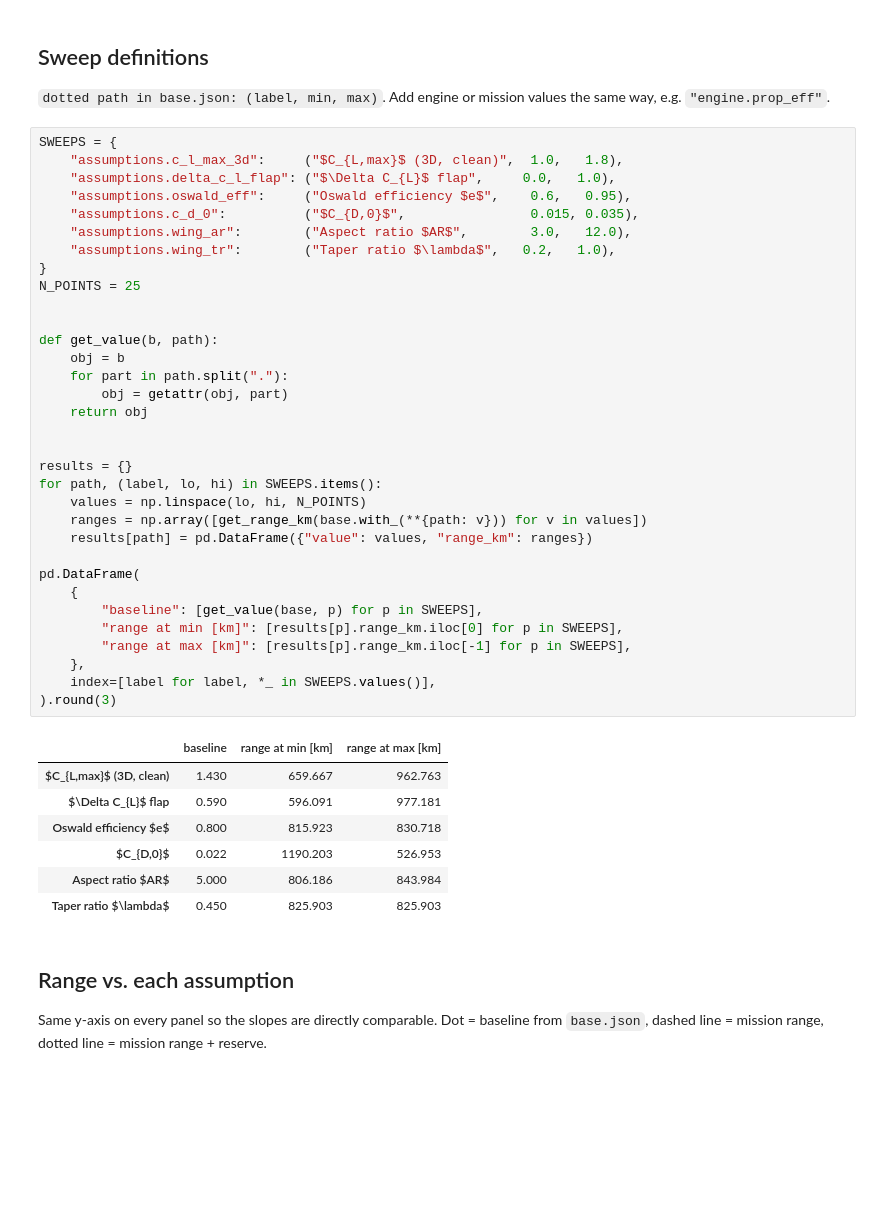
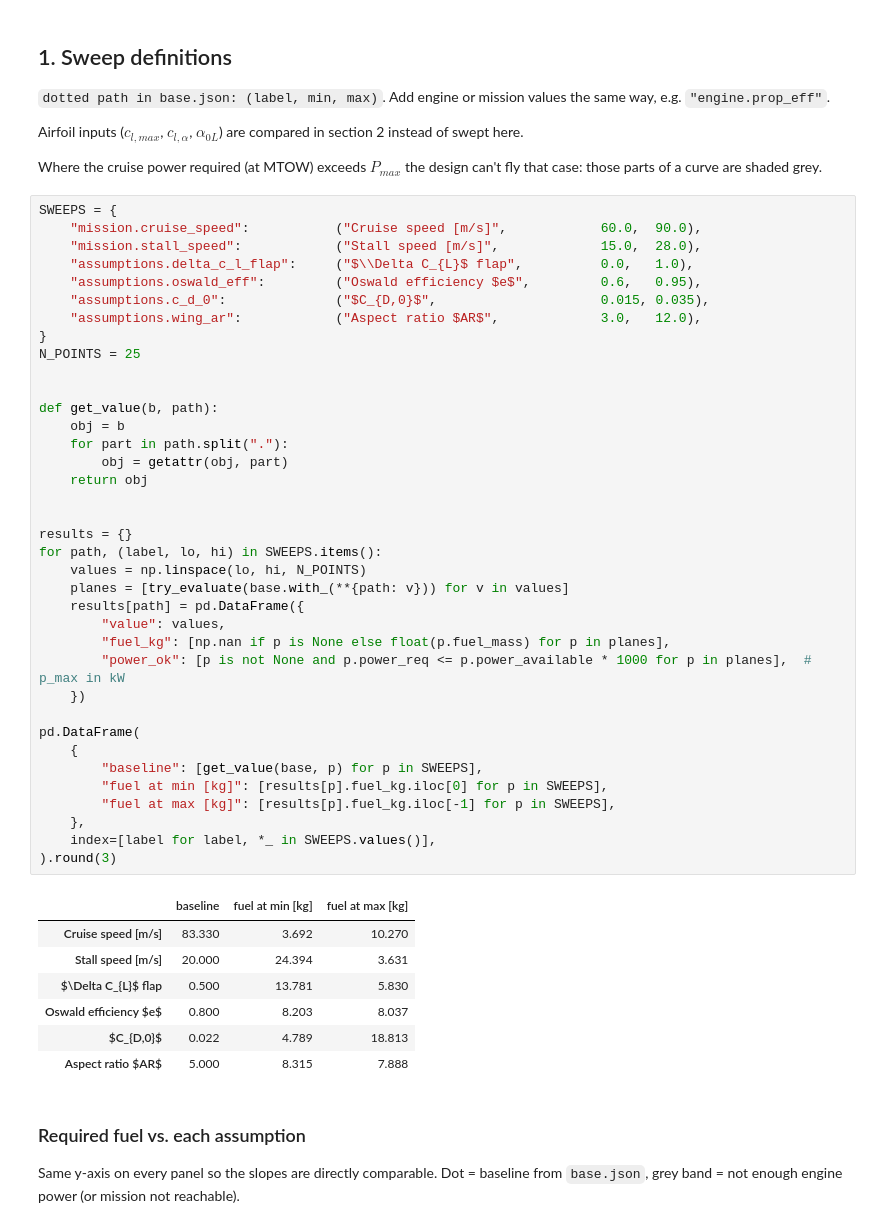
Before and after one commit to rouvenspaar/ardea-sizer, a Jupyter notebook: sensitivity_analysis.ipynb, the cells around one changed output. Drawn from its saved outputs; the diff is of its cells as text; blank space fills up the shorter version.

```diff
--- a/sensitivity_analysis.ipynb
+++ b/sensitivity_analysis.ipynb
@@ -28,50 +57,58 @@ Fuel mass: 5.00 kg   baseline range: 825.9 km
 # %% [markdown]
-## Sweep definitions
+## 1. Sweep definitions
 
 `dotted path in base.json: (label, min, max)`. Add engine or mission values the same way, e.g. `"engine.prop_eff"`.
+
+Airfoil inputs ($c_{l,max}$, $c_{l,\alpha}$, $\alpha_{0L}$) are compared in section 2 instead of swept here.
+
+Where the cruise power required (at MTOW) exceeds $P_{max}$ the design can't fly that case: those parts of a curve are shaded grey.
 # %%
 SWEEPS = {
-    "assumptions.c_l_max_3d":     ("$C_{L,max}$ (3D, clean)",  1.0,   1.8),
-    "assumptions.delta_c_l_flap": ("$\Delta C_{L}$ flap",     0.0,   1.0),
-    "assumptions.oswald_eff":     ("Oswald efficiency $e$",    0.6,   0.95),
-    "assumptions.c_d_0":          ("$C_{D,0}$",                0.015, 0.035),
-    "assumptions.wing_ar":        ("Aspect ratio $AR$",        3.0,   12.0),
-    "assumptions.wing_tr":        ("Taper ratio $\lambda$",   0.2,   1.0),
+    "mission.cruise_speed":           ("Cruise speed [m/s]",            60.0,  90.0),
+    "mission.stall_speed":            ("Stall speed [m/s]",             15.0,  28.0),
+    "assumptions.delta_c_l_flap":     ("$\\Delta C_{L}$ flap",          0.0,   1.0),
+    "assumptions.oswald_eff":         ("Oswald efficiency $e$",         0.6,   0.95),
+    "assumptions.c_d_0":              ("$C_{D,0}$",                     0.015, 0.035),
+    "assumptions.wing_ar":            ("Aspect ratio $AR$",             3.0,   12.0),
 }
 N_POINTS = 25
 
 
 def get_value(b, path):
     obj = b
     for part in path.split("."):
         obj = getattr(obj, part)
     return obj
 
 
 results = {}
 for path, (label, lo, hi) in SWEEPS.items():
     values = np.linspace(lo, hi, N_POINTS)
-    ranges = np.array([get_range_km(base.with_(**{path: v})) for v in values])
-    results[path] = pd.DataFrame({"value": values, "range_km": ranges})
+    planes = [try_evaluate(base.with_(**{path: v})) for v in values]
+    results[path] = pd.DataFrame({
+        "value": values,
+        "fuel_kg": [np.nan if p is None else float(p.fuel_mass) for p in planes],
+        "power_ok": [p is not None and p.power_req <= p.power_available * 1000 for p in planes],  # p_max in kW
+    })
 
 pd.DataFrame(
     {
         "baseline": [get_value(base, p) for p in SWEEPS],
-        "range at min [km]": [results[p].range_km.iloc[0] for p in SWEEPS],
-        "range at max [km]": [results[p].range_km.iloc[-1] for p in SWEEPS],
+        "fuel at min [kg]": [results[p].fuel_kg.iloc[0] for p in SWEEPS],
+        "fuel at max [kg]": [results[p].fuel_kg.iloc[-1] for p in SWEEPS],
     },
     index=[label for label, *_ in SWEEPS.values()],
 ).round(3)
 # %% [output]
-|  | baseline | range at min [km] | range at max [km] |
-| $C_{L,max}$ (3D, clean) | 1.430 | 659.667 | 962.763 |
-| $\Delta C_{L}$ flap | 0.590 | 596.091 | 977.181 |
-| Oswald efficiency $e$ | 0.800 | 815.923 | 830.718 |
-| $C_{D,0}$ | 0.022 | 1190.203 | 526.953 |
-| Aspect ratio $AR$ | 5.000 | 806.186 | 843.984 |
-| Taper ratio $\lambda$ | 0.450 | 825.903 | 825.903 |
+|  | baseline | fuel at min [kg] | fuel at max [kg] |
+| Cruise speed [m/s] | 83.330 | 3.692 | 10.270 |
+| Stall speed [m/s] | 20.000 | 24.394 | 3.631 |
+| $\Delta C_{L}$ flap | 0.500 | 13.781 | 5.830 |
+| Oswald efficiency $e$ | 0.800 | 8.203 | 8.037 |
+| $C_{D,0}$ | 0.022 | 4.789 | 18.813 |
+| Aspect ratio $AR$ | 5.000 | 8.315 | 7.888 |
 # %% [markdown]
-## Range vs. each assumption
+### Required fuel vs. each assumption
 
-Same y-axis on every panel so the slopes are directly comparable. Dot = baseline from `base.json`, dashed line = mission range, dotted line = mission range + reserve.
+Same y-axis on every panel so the slopes are directly comparable. Dot = baseline from `base.json`, grey band = not enough engine power (or mission not reachable).
 # %%
```
Also changed, not shown: parts of 10 cells of this notebook, 11 other files.
